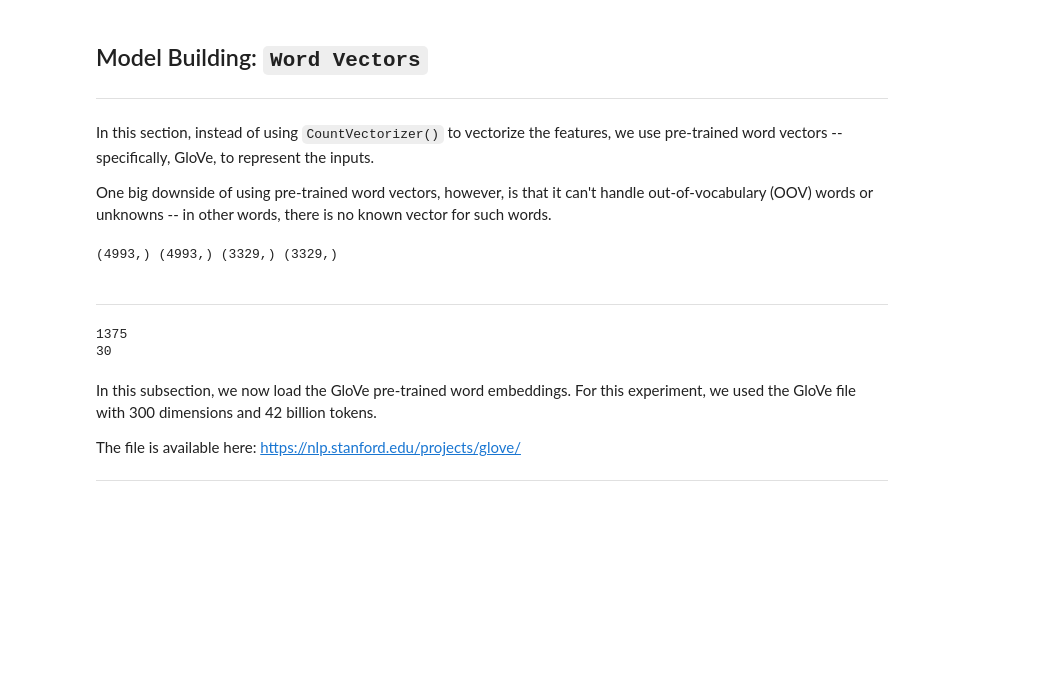
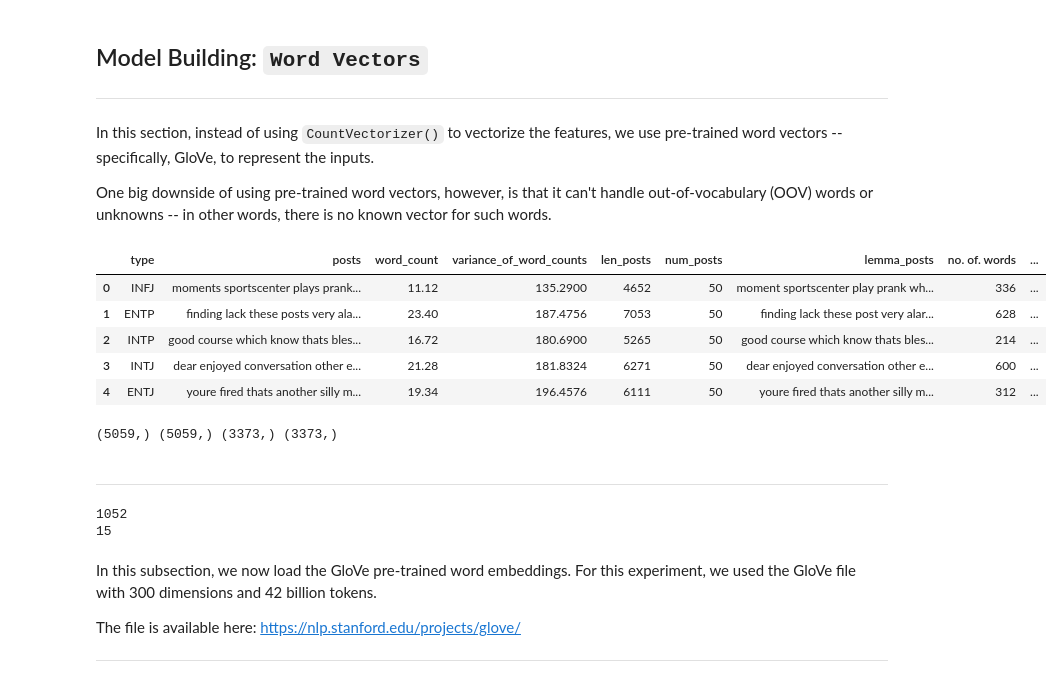
Before and after one commit to JeremyCoronia/csc713m-project, a Jupyter notebook: MBTI Notebook (Multiclass Problem).ipynb, the cells around one changed output. Cells and saved outputs as stored; diff of their text form; code cells hidden in the pictures; blank space fills up the shorter version.

```diff
--- a/MBTI Notebook (Multiclass Problem).ipynb
+++ b/MBTI Notebook (Multiclass Problem).ipynb
@@ -966,22 +984,31 @@ plt.show()
 In this section, instead of using `CountVectorizer()` to vectorize the features, we use pre-trained word vectors -- specifically, GloVe, to represent the inputs.
 
 One big downside of using pre-trained word vectors, however, is that it can't handle out-of-vocabulary (OOV) words or unknowns -- in other words, there is no known vector for such words.
+# %%
+data.head()
+# %% [output]
+|  | type | posts | word_count | variance_of_word_counts | len_posts | num_posts | lemma_posts | no. of. words | ... |
+| 0 | INFJ | moments sportscenter plays prank... | 11.12 | 135.2900 | 4652 | 50 | moment sportscenter play prank wh... | 336 | ... |
+| 1 | ENTP | finding lack these posts very ala... | 23.40 | 187.4756 | 7053 | 50 | finding lack these post very alar... | 628 | ... |
+| 2 | INTP | good course which know thats bles... | 16.72 | 180.6900 | 5265 | 50 | good course which know thats bles... | 214 | ... |
+| 3 | INTJ | dear enjoyed conversation other e... | 21.28 | 181.8324 | 6271 | 50 | dear enjoyed conversation other e... | 600 | ... |
+| 4 | ENTJ | youre fired thats another silly m... | 19.34 | 196.4576 | 6111 | 50 | youre fired thats another silly m... | 312 | ... |
 # %%
-X_train, X_test, y_train, y_test = train_test_split(processed_df.posts, target, test_size=0.4, stratify=target, random_state=101)
+X_train, X_test, y_train, y_test = train_test_split(data.posts, target, test_size=0.4, stratify=target, random_state=101)
 
 print((X_train.shape), (y_train.shape), (X_test.shape), (y_test.shape))
 
 #(4993, 98508) (4993,) (3329, 98508) (3329,)
 # %% [output]
-(4993,) (4993,) (3329,) (3329,)
+(5059,) (5059,) (3373,) (3373,)
 # %% [markdown]
 ---
 # %%
-print(processed_df['no. of. words'].max())
-print(processed_df['no. of. words'].min())
+print(data['no. of. words'].max())
+print(data['no. of. words'].min())
 # %% [output]
-1375
-30
+1052
+15
 # %% [markdown]
 In this subsection, we now load the GloVe pre-trained word embeddings. For this experiment, we used the GloVe file with 300 dimensions and 42 billion tokens.
 
```
Also changed, not shown: parts of 6 cells of this notebook, 6 other files.
